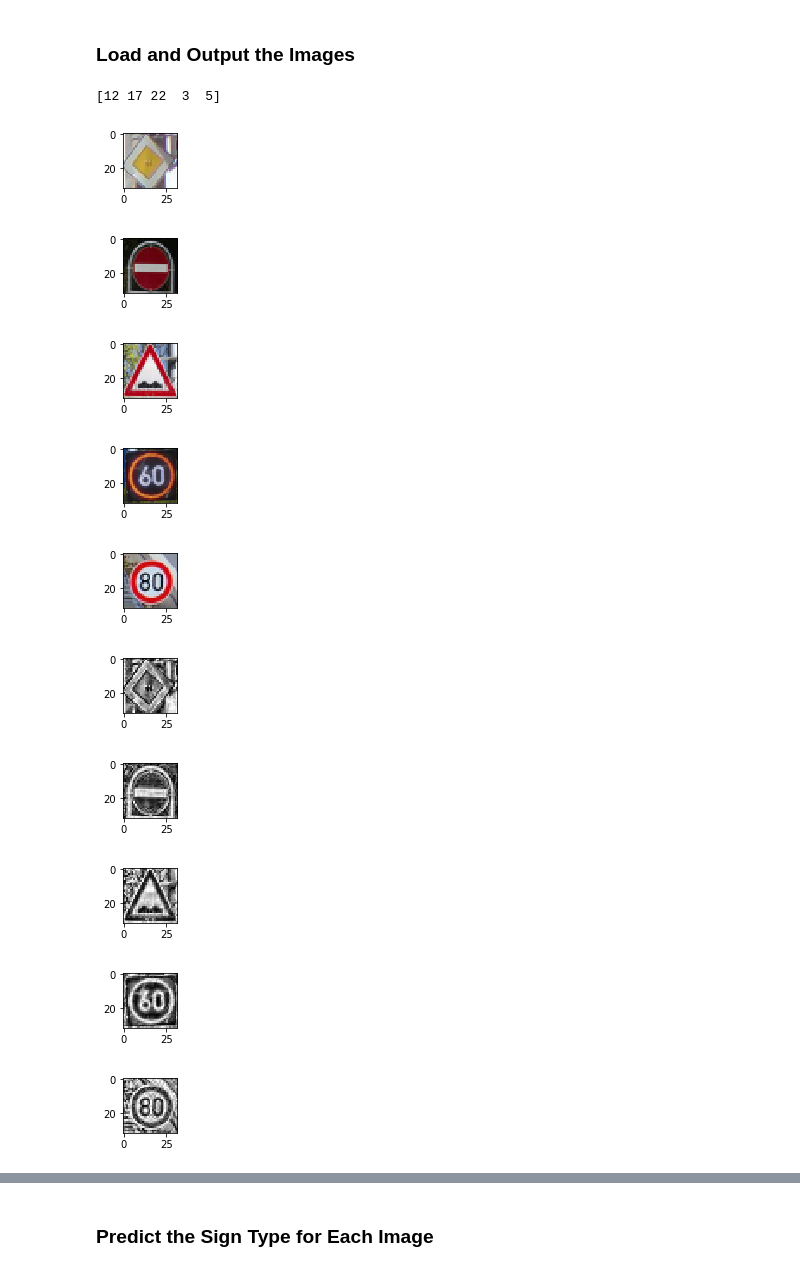
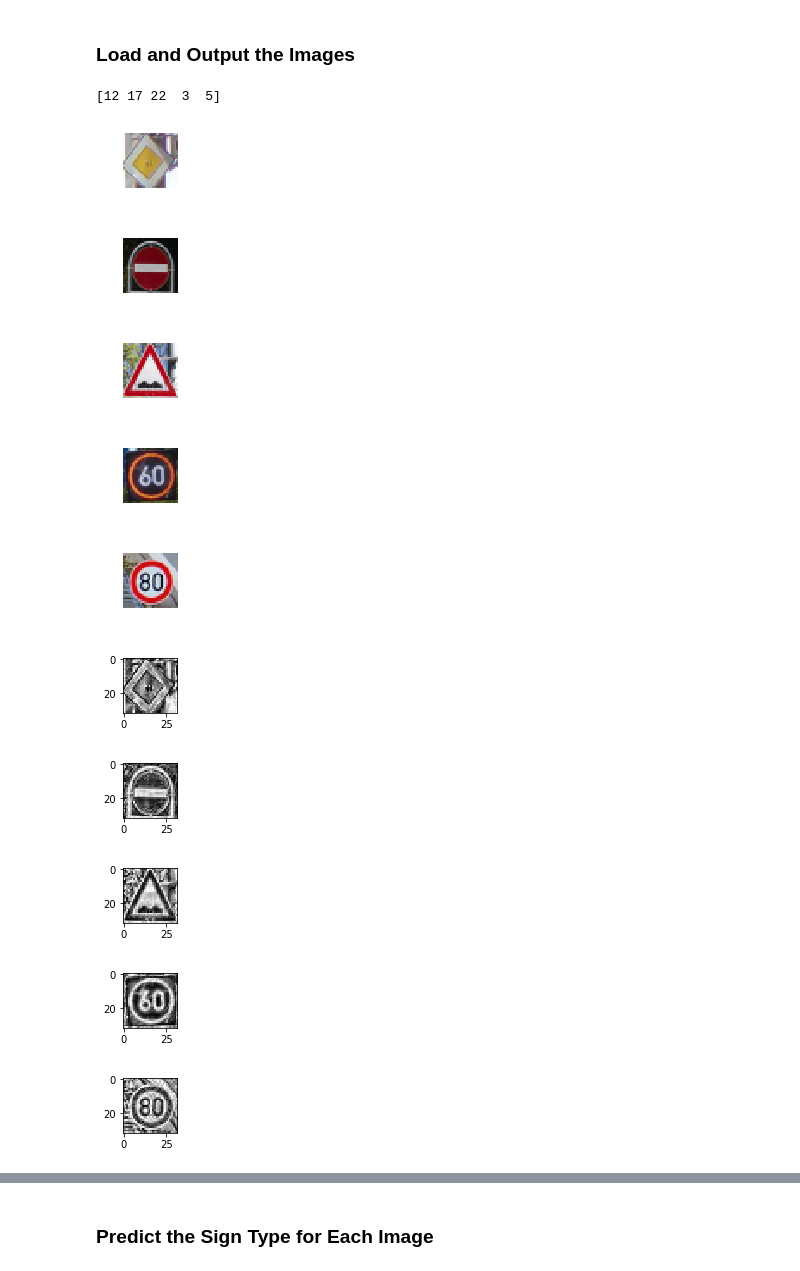
Before and after one commit to notabn/Traffic-Sign-Classifier, a Jupyter notebook: Traffic_Sign_Classifier.ipynb, the cells around one changed output, grey strips where cells are left out. Drawn from its saved outputs; the diff is of its cells as text; code cells hidden in the pictures.

```diff
--- a/Traffic_Sign_Classifier.ipynb
+++ b/Traffic_Sign_Classifier.ipynb
@@ -519,39 +516,41 @@ import os
 import matplotlib.image as mpimg
 import re
 
 imagelist = os.listdir('./traffic_internet')
 #imgpath = os.
 X_test_new = []
 dirpath = './traffic_internet'
 Y_test_new = []
 #resize and show images
 for img in imagelist:
     img_name = re.match('(\d{1,2})',os.path.basename(img))
     if img_name is None:
         continue
     img_name = img_name.groups(1)[0]
     Y_test_new.append(int(img_name))
     explore_image = mpimg.imread( os.path.join(dirpath,img))
     explore_image = cv2.resize(explore_image,(32,32),interpolation = cv2.INTER_AREA)
     X_test_new.append(explore_image)
-    plt.figure(figsize=(1,1))
+    fig = plt.figure(figsize=(1,1))
     plt.imshow(explore_image)
+    plt.axis('off')
+    fig.savefig(img_name + 'resized')
 
 X_test_new = preprocessing(X_test_new)
 Y_test_new = np.array(Y_test_new)
 for idx in range(X_test_new.shape[0]):
     image = X_test_new[idx].squeeze()
     plt.figure(figsize=(1,1))
     plt.imshow(image,cmap = 'gray')
 
 print(Y_test_new)
 # %% [output]
 [12 17 22  3  5]
-[figure, old version]
+[figure, new version]
-[figure, old version]
+[figure, new version]
-[figure, old version]
+[figure, new version]
-[figure, old version]
+[figure, new version]
-[figure, old version]
+[figure, new version]
 [figure]
 [figure]
 [figure]
```
Also changed, not shown: parts of 4 cells of this notebook, 7 other files.
